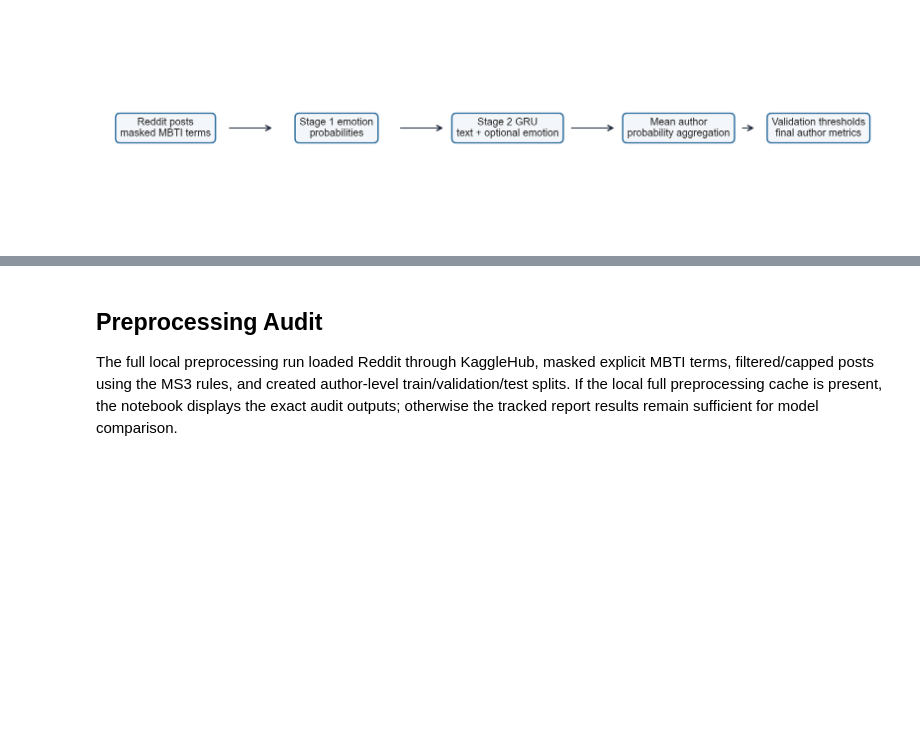
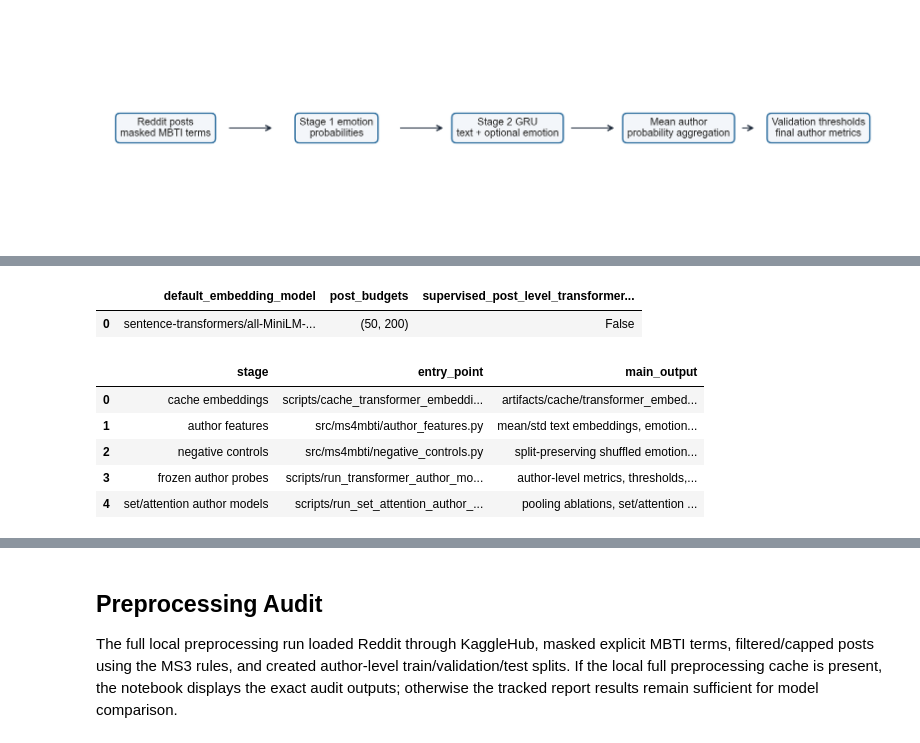
Before and after one commit to zih428/ac209b-emotion-mbti-final-project, a Jupyter notebook: milestones/ms4_final_modeling_deliverables/code/cs1090b_ms4_main_group66.ipynb, the cells around one changed output, grey strips where cells are left out. Cells and saved outputs as stored; diff of their text form; code cells hidden in the pictures; blank space fills up the shorter version.

```diff
--- a/milestones/ms4_final_modeling_deliverables/code/cs1090b_ms4_main_group66.ipynb
+++ b/milestones/ms4_final_modeling_deliverables/code/cs1090b_ms4_main_group66.ipynb
@@ -107,0 +128,27 @@ display(Image(filename=str(REPORT_RESULTS_DIR / "fig_ms4_pipeline_diagram.png"))
+# %%
+from ms4mbti.config import AUTHOR_POST_BUDGETS, DEFAULT_FROZEN_EMBEDDING_MODEL
+from ms4mbti.models import SetAttentionAuthorConfig, build_set_attention_author_model
+
+transformer_pipeline = pd.DataFrame([
+    {"stage": "cache embeddings", "entry_point": "scripts/cache_transformer_embeddings.py", "main_output": "artifacts/cache/transformer_embeddings/<model>/embeddings_*.parquet"},
+    {"stage": "author features", "entry_point": "src/ms4mbti/author_features.py", "main_output": "mean/std text embeddings, emotion aggregates, activity/length controls"},
+    {"stage": "negative controls", "entry_point": "src/ms4mbti/negative_controls.py", "main_output": "split-preserving shuffled emotion features"},
+    {"stage": "frozen author probes", "entry_point": "scripts/run_transformer_author_models.py", "main_output": "author-level metrics, thresholds, scores"},
+    {"stage": "set/attention author models", "entry_point": "scripts/run_set_attention_author_models.py", "main_output": "pooling ablations, set/attention variants, post-budget sensitivity"},
+])
+
+display(pd.DataFrame([{
+    "default_embedding_model": DEFAULT_FROZEN_EMBEDDING_MODEL,
+    "post_budgets": AUTHOR_POST_BUDGETS,
+    "supervised_post_level_transformer_in_mainline": False,
+}]))
+display(transformer_pipeline)
+# %% [output]
+|  | default_embedding_model | post_budgets | supervised_post_level_transformer... |
+| 0 | sentence-transformers/all-MiniLM-... | (50, 200) | False |
+|  | stage | entry_point | main_output |
+| 0 | cache embeddings | scripts/cache_transformer_embeddi... | artifacts/cache/transformer_embed... |
+| 1 | author features | src/ms4mbti/author_features.py | mean/std text embeddings, emotion... |
+| 2 | negative controls | src/ms4mbti/negative_controls.py | split-preserving shuffled emotion... |
+| 3 | frozen author probes | scripts/run_transformer_author_mo... | author-level metrics, thresholds,... |
+| 4 | set/attention author models | scripts/run_set_attention_author_... | pooling ablations, set/attention ... |
```
Also changed, not shown: parts of 23 cells of this notebook, 3 other files.
